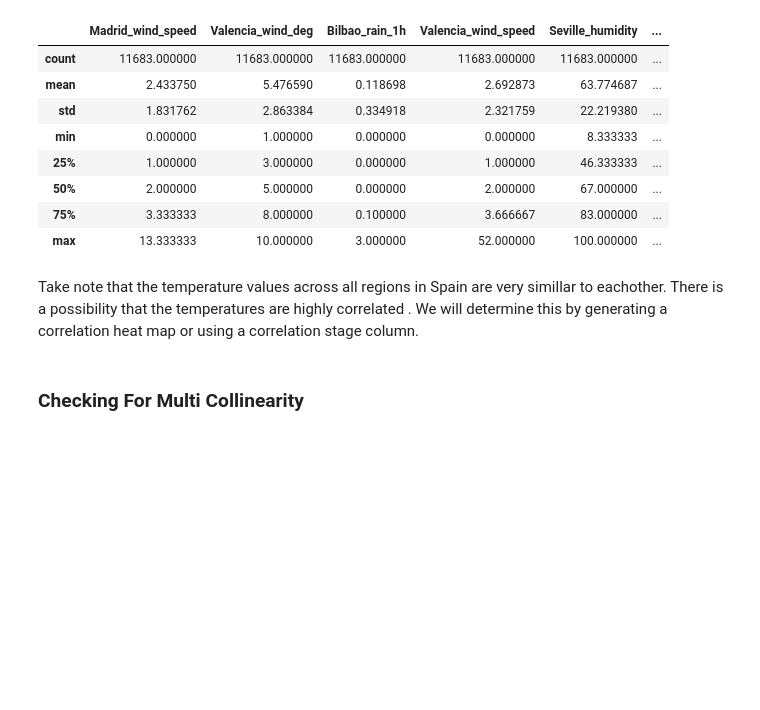
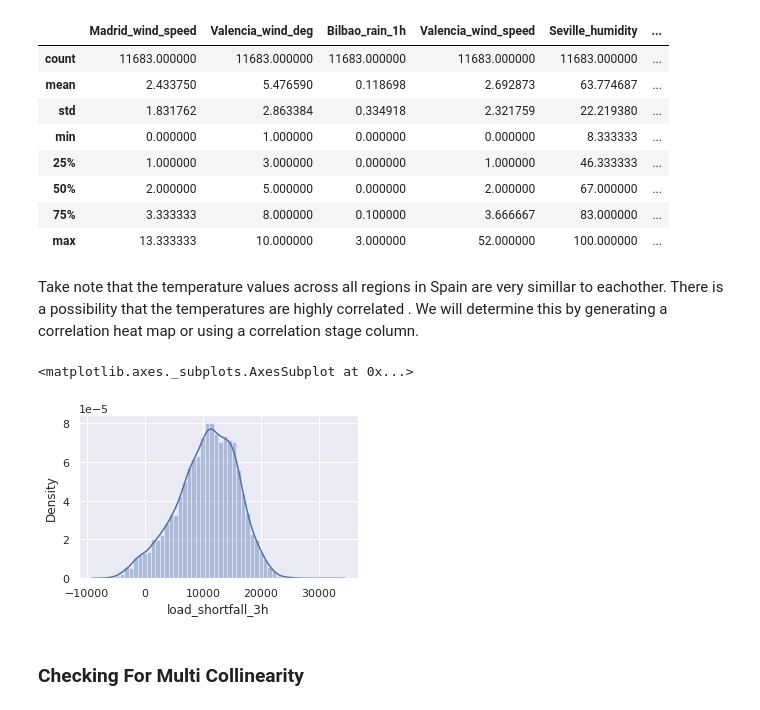
Before and after one commit to Explore-AI/load-shortfall-regression-predict-api, a Jupyter notebook: Group_13_Final_Notebook.ipynb, the cells around one changed output. Saved outputs shown, nothing was run; the diff lists cells and outputs as text; code cells hidden in the pictures; blank space fills up the shorter version.

```diff
--- a/Group_13_Final_Notebook.ipynb
+++ b/Group_13_Final_Notebook.ipynb
@@ -344,6 +344,11 @@ df_clean.describe()
 | max | 13.333333 | 10.000000 | 3.000000 | 52.000000 | 100.000000 | ... |
 # %% [markdown]
 Take note that the temperature values across all regions in Spain are very simillar to eachother. There is a possibility that the temperatures are highly correlated . We will determine this by generating a correlation heat map or using a correlation stage column.
+# %%
+sns.distplot(df_clean['load_shortfall_3h'])
+# %% [output]
+<matplotlib.axes._subplots.AxesSubplot at 0x...>
+[figure, added]
 # %% [markdown]
 ### Checking For Multi Collinearity
 # %%
```
